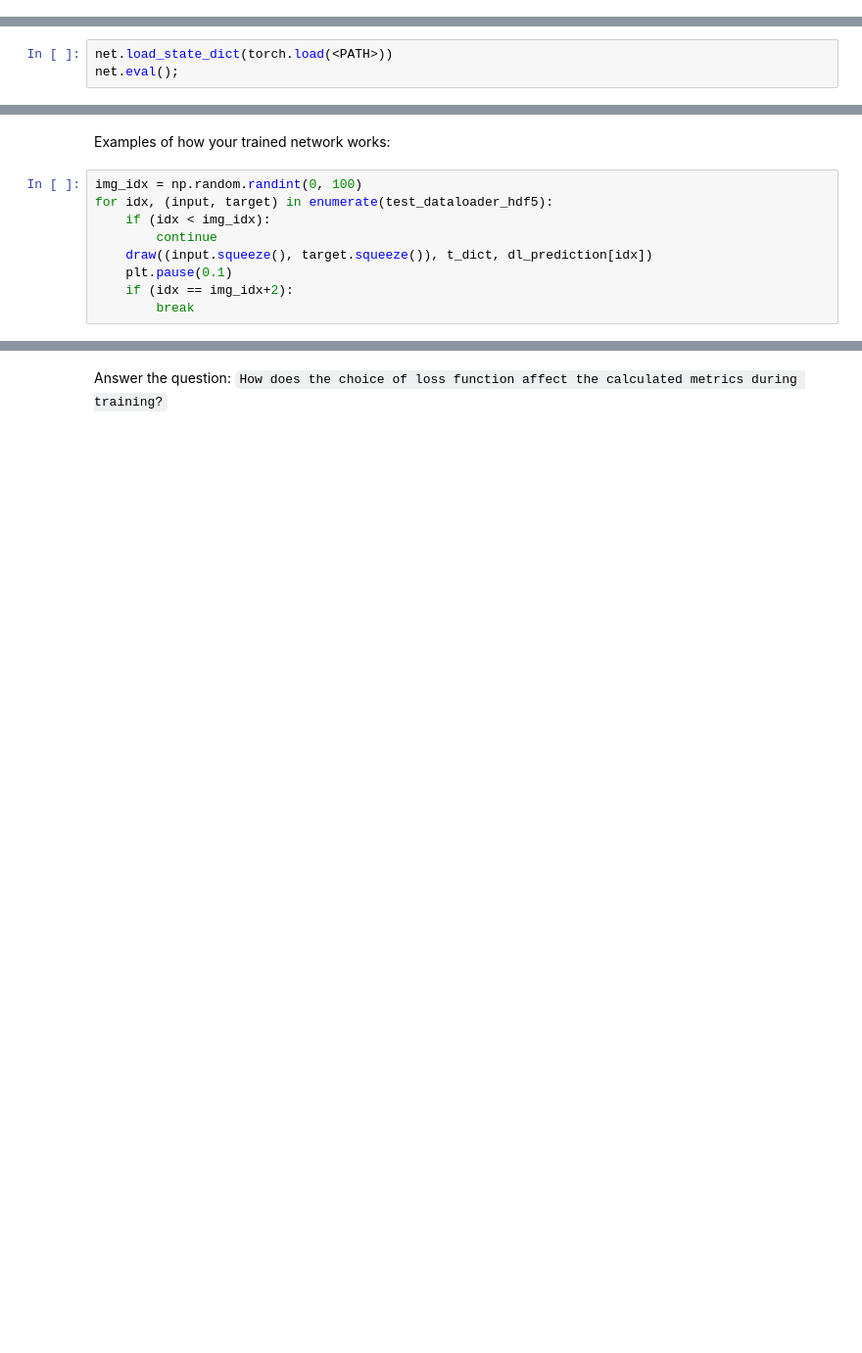
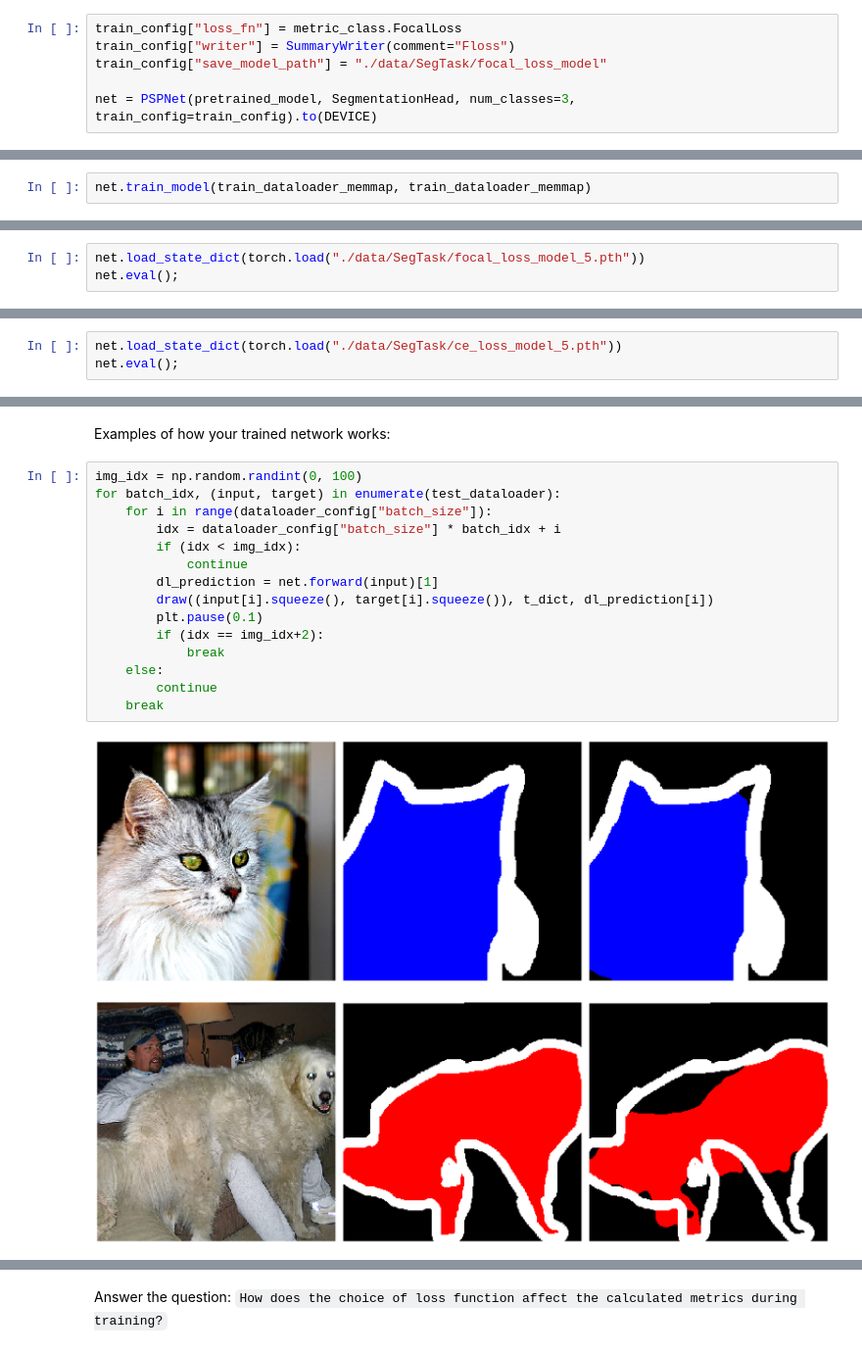
Before and after one commit to enotvtapke/deep-learning, a Jupyter notebook: Practice_3_segmentation.ipynb, the cells around one changed output, grey strips where cells are left out. Shown at 98% size. Drawn from its saved outputs; the diff is of its cells as text; blank space fills up the shorter version.

```diff
--- a/Practice_3_segmentation.ipynb
+++ b/Practice_3_segmentation.ipynb
@@ -955,0 +1054,6 @@ net.train_model(train_dataloader_<YOUR_FORMAT>, val_dataloader_<YOUR_FORMAT>)
+# %%
+train_config["loss_fn"] = metric_class.FocalLoss
+train_config["writer"] = SummaryWriter(comment="Floss")
+train_config["save_model_path"] = "./data/SegTask/focal_loss_model"
+
+net = PSPNet(pretrained_model, SegmentationHead, num_classes=3, train_config=train_config).to(DEVICE)
@@ -955,0 +1069,2 @@ net.train_model(train_dataloader_<YOUR_FORMAT>, val_dataloader_<YOUR_FORMAT>)
+# %%
+net.train_model(train_dataloader_memmap, train_dataloader_memmap)
@@ -956,5 +1089,5 @@ net.train_model(train_dataloader_<YOUR_FORMAT>, val_dataloader_<YOUR_FORMAT>)
 # %% [markdown]
 Test both models, compare metrics:
 # %%
-net.load_state_dict(torch.load(<PATH>))
+net.load_state_dict(torch.load("./data/SegTask/focal_loss_model_5.pth"))
 net.eval();
@@ -965,0 +1101,3 @@ print("Mean Recall metric: ", metric_class.RecallMetric(dl_prediction, dl_target
+# %%
+net.load_state_dict(torch.load("./data/SegTask/ce_loss_model_5.pth"))
+net.eval();
@@ -967,10 +1112,19 @@ print("Mean Recall metric: ", metric_class.RecallMetric(dl_prediction, dl_target
 Examples of how your trained network works:
 # %%
 img_idx = np.random.randint(0, 100)
-for idx, (input, target) in enumerate(test_dataloader_hdf5):
-    if (idx < img_idx):
+for batch_idx, (input, target) in enumerate(test_dataloader):
+    for i in range(dataloader_config["batch_size"]):
+        idx = dataloader_config["batch_size"] * batch_idx + i
+        if (idx < img_idx):
+            continue
+        dl_prediction = net.forward(input)[1]
+        draw((input[i].squeeze(), target[i].squeeze()), t_dict, dl_prediction[i])
+        plt.pause(0.1)
+        if (idx == img_idx+2):
+            break
+    else:
         continue
-    draw((input.squeeze(), target.squeeze()), t_dict, dl_prediction[idx])
-    plt.pause(0.1)
-    if (idx == img_idx+2):
-        break
+    break
+# %% [output]
+[figure, added]
+[figure, added]
```
Also changed, not shown: parts of 55 cells of this notebook, 1 other file.
